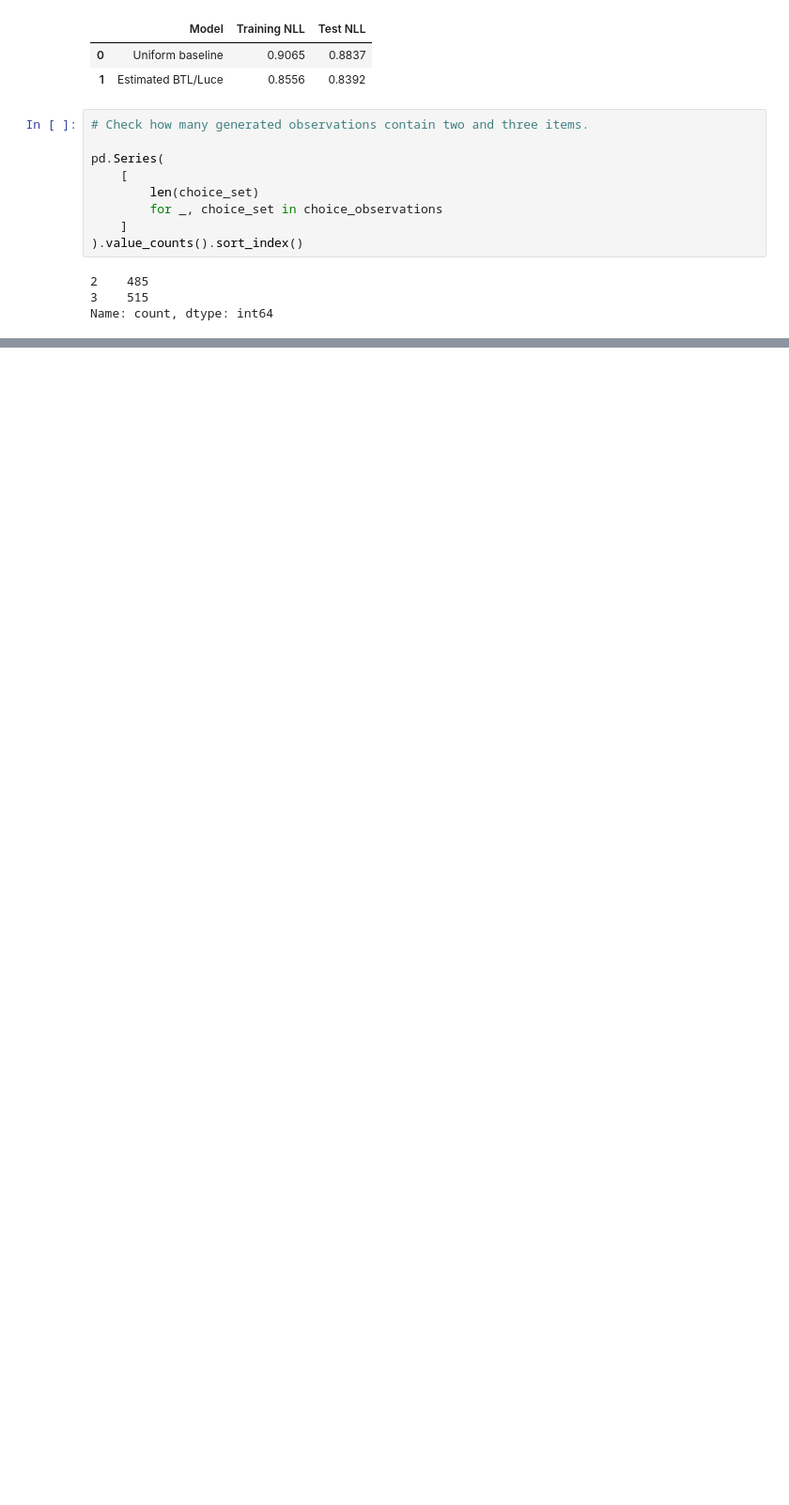
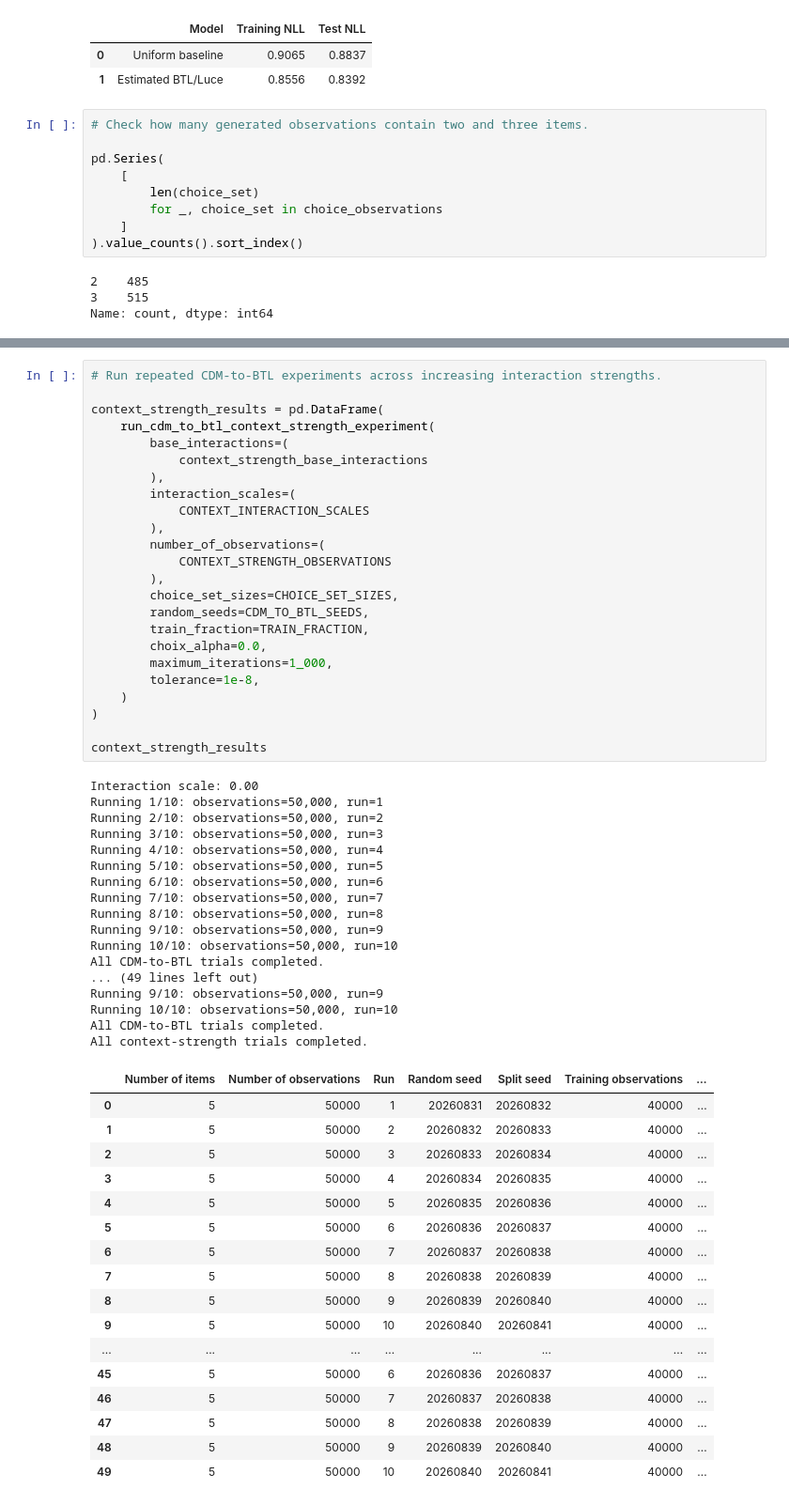
Before and after one commit to rbhdsks/Learning-from-Comparison-Data-Master-Thesis-Project-, a Jupyter notebook: notebooks/experiments/Context_Dependent_Model/02_CDM-BTL.ipynb, the cells around one changed output, grey strips where cells are left out. Shown at 94% size. Cells and saved outputs as stored; diff of their text form; blank space fills up the shorter version.

```diff
--- a/notebooks/experiments/Context_Dependent_Model/02_CDM-BTL.ipynb
+++ b/notebooks/experiments/Context_Dependent_Model/02_CDM-BTL.ipynb
@@ -522,0 +1242,59 @@ Name: count, dtype: int64
+# %%
+# Run repeated CDM-to-BTL experiments across increasing interaction strengths.
+
+context_strength_results = pd.DataFrame(
+    run_cdm_to_btl_context_strength_experiment(
+        base_interactions=(
+            context_strength_base_interactions
+        ),
+        interaction_scales=(
+            CONTEXT_INTERACTION_SCALES
+        ),
+        number_of_observations=(
+            CONTEXT_STRENGTH_OBSERVATIONS
+        ),
+        choice_set_sizes=CHOICE_SET_SIZES,
+        random_seeds=CDM_TO_BTL_SEEDS,
+        train_fraction=TRAIN_FRACTION,
+        choix_alpha=0.0,
+        maximum_iterations=1_000,
+        tolerance=1e-8,
+    )
+)
+
+context_strength_results
+# %% [output]
+Interaction scale: 0.00
+Running 1/10: observations=50,000, run=1
+Running 2/10: observations=50,000, run=2
+Running 3/10: observations=50,000, run=3
+Running 4/10: observations=50,000, run=4
+Running 5/10: observations=50,000, run=5
+Running 6/10: observations=50,000, run=6
+Running 7/10: observations=50,000, run=7
+Running 8/10: observations=50,000, run=8
+Running 9/10: observations=50,000, run=9
+Running 10/10: observations=50,000, run=10
+All CDM-to-BTL trials completed.
+... (49 lines left out)
+Running 9/10: observations=50,000, run=9
+Running 10/10: observations=50,000, run=10
+All CDM-to-BTL trials completed.
+All context-strength trials completed.
+|  | Number of items | Number of observations | Run | Random seed | Split seed | Training observations | ... |
+| 0 | 5 | 50000 | 1 | 20260831 | 20260832 | 40000 | ... |
+| 1 | 5 | 50000 | 2 | 20260832 | 20260833 | 40000 | ... |
+| 2 | 5 | 50000 | 3 | 20260833 | 20260834 | 40000 | ... |
+| 3 | 5 | 50000 | 4 | 20260834 | 20260835 | 40000 | ... |
+| 4 | 5 | 50000 | 5 | 20260835 | 20260836 | 40000 | ... |
+| 5 | 5 | 50000 | 6 | 20260836 | 20260837 | 40000 | ... |
+| 6 | 5 | 50000 | 7 | 20260837 | 20260838 | 40000 | ... |
+| 7 | 5 | 50000 | 8 | 20260838 | 20260839 | 40000 | ... |
+| 8 | 5 | 50000 | 9 | 20260839 | 20260840 | 40000 | ... |
+| 9 | 5 | 50000 | 10 | 20260840 | 20260841 | 40000 | ... |
+| ... | ... | ... | ... | ... | ... | ... | ... |
+| 45 | 5 | 50000 | 6 | 20260836 | 20260837 | 40000 | ... |
+| 46 | 5 | 50000 | 7 | 20260837 | 20260838 | 40000 | ... |
+| 47 | 5 | 50000 | 8 | 20260838 | 20260839 | 40000 | ... |
+| 48 | 5 | 50000 | 9 | 20260839 | 20260840 | 40000 | ... |
+| 49 | 5 | 50000 | 10 | 20260840 | 20260841 | 40000 | ... |
```
Also changed, not shown: parts of 34 cells of this notebook, 4 other files.
